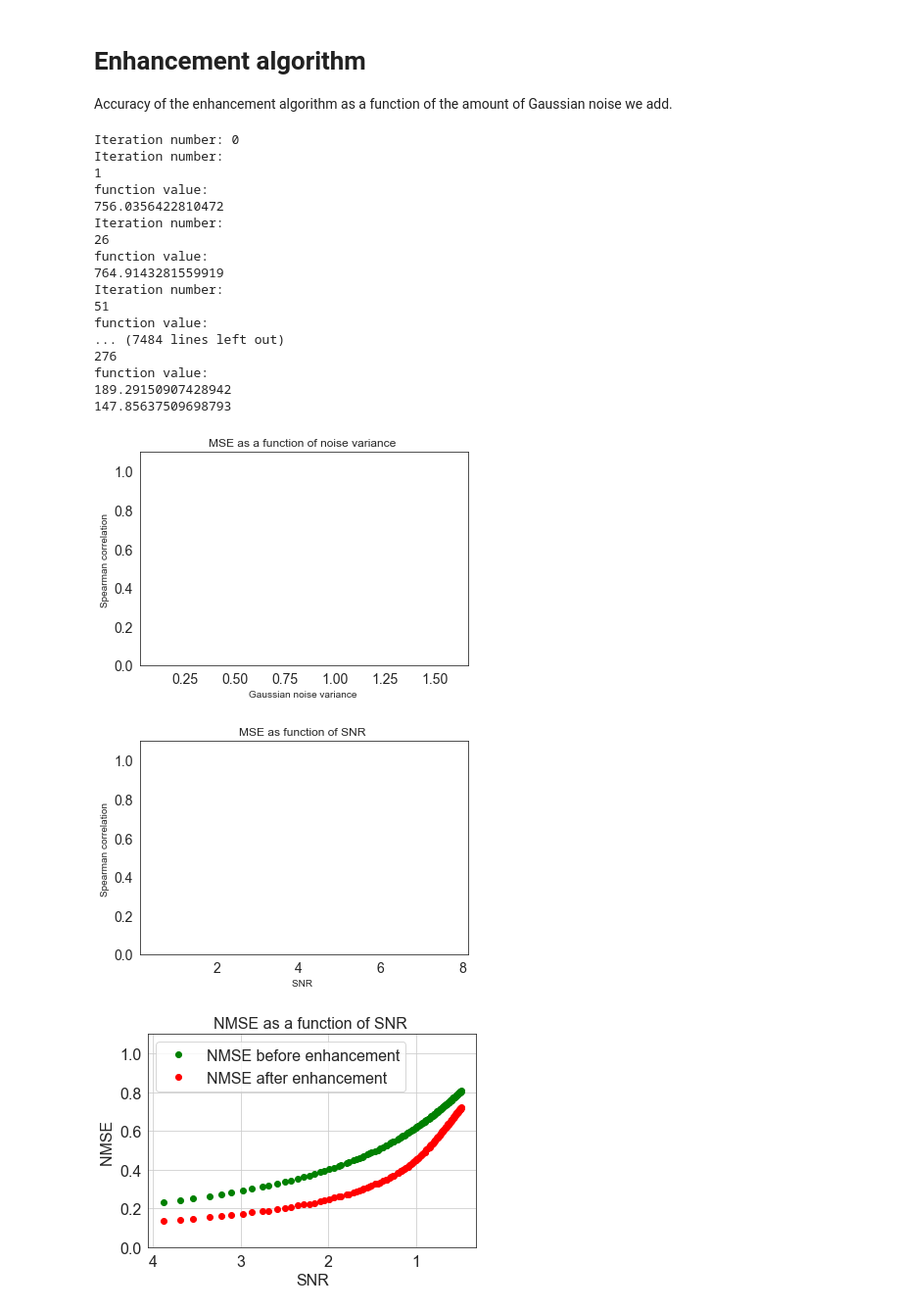
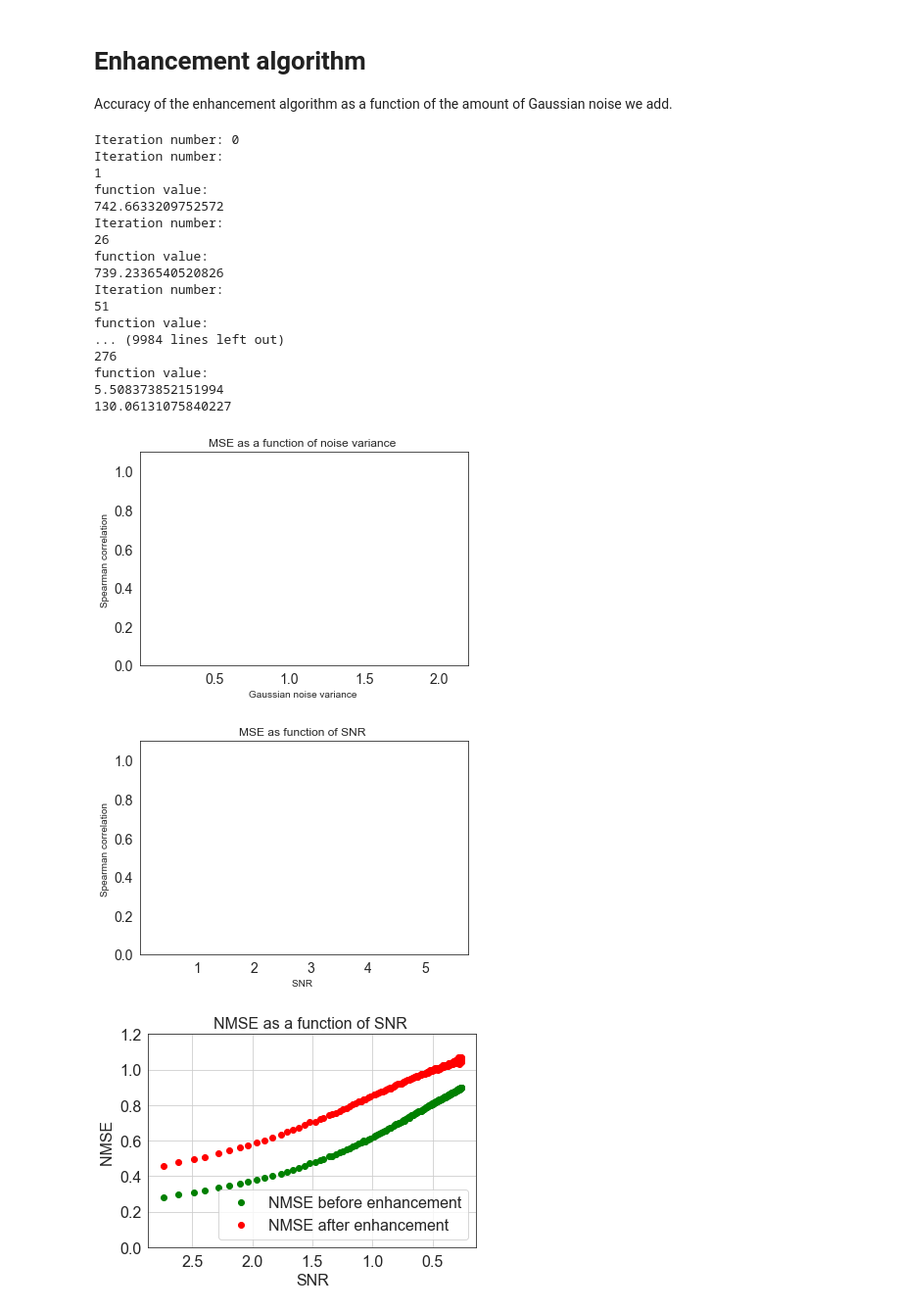
Before and after one commit to nitzanlab/scPrisma_notebooks, a Jupyter notebook: Notebooks/simulated data/simulated_scPrisma.ipynb, the cells around one changed output. Shown at 98% size. Drawn from its saved outputs; the diff is of its cells as text; code cells hidden in the pictures.

```diff
--- a/Notebooks/simulated data/simulated_scPrisma.ipynb
+++ b/Notebooks/simulated data/simulated_scPrisma.ipynb
@@ -61,8 +61,8 @@ t_norm = np.linalg.norm(T)
 for i in range(300):
         print("Iteration number: " + str(i))
         noise = np.random.normal(0,0.3 + i*0.02,(T.shape))
-        noise = np.clip(noise,0,np.inf)
         K = T + noise
+        K = np.clip(K,0,np.inf)
         E_sga  , E_rec_sga = reconstruction_cyclic(K,iterNum=100 , verbose=False)
         res = spearm(E_rec_sga,np.array(range(K.shape[0])))
         corr_list.append(res)
@@ -145,8 +145,8 @@ t_norm = np.linalg.norm(T)
 for i in range(400):
         print("Iteration number: " + str(i))
         noise = np.random.normal(0,0.3 + i*0.02,(T.shape))
-        noise = np.clip(noise,0,np.inf)
         K = T + noise
+        K = np.clip(K,0,np.inf)
         D = filter_cyclic_genes(K, regu =0 , iterNum=20)
         res = np.diagonal(D)
         print(" AUC-ROC: " + str(calculate_roc_auc(res,y_true)) )
@@ -232,8 +232,8 @@ t_norm = np.linalg.norm(T)
 for i in range(300):
         print("Iteration number: " + str(i))
         noise = np.random.normal(0,0.3 + i*0.02,(T.shape))
-        noise = np.clip(noise,0,np.inf)
         K = T + noise
+        K = np.clip(K,0,np.inf)
         D = filter_linear_genes(K, regu =0 , iterNum=20 , method='numeric')
         res = np.diagonal(D)
         print(" AUC-ROC: " + str(calculate_roc_auc(res,y_true)) )
@@ -379,16 +379,14 @@ prior_mse_list = []
 snr_list = []
 T = simulate_spatial_cyclic(ngenes=500,ncells=100,w=0.3)
 t_norm = np.linalg.norm(T)
-for i in range(150):
+for i in range(200):
         print("Iteration number: " + str(i))
         noise = np.random.normal(0,  0.1 + i*0.01,(T.shape))
-        noise = np.clip(noise,a_max=np.inf,a_min=0)
         K = T + noise
+        K = np.clip(K,a_max=np.inf,a_min=0)
         prior_mse = np.linalg.norm(K-T)
         prior_nmse = np.linalg.norm(K-T)/max(np.linalg.norm(K),np.linalg.norm(T))
-        #E_sga  , E_rec_sga = sga_m_reorder_rows_matrix(K,iterNum=100,batch_size=90)
-        #res = spearm(E_rec_sga,np.array(range(K.shape[0])))
-        F = enhancement_cyclic(K,iterNum=300 ,regu=0.05)
+        F = enhancement_cyclic(K,iterNum=300 ,regu=0.1)
         K = K * F
         mse = np.linalg.norm(K-T)
         nmse = mse/max(np.linalg.norm(K),np.linalg.norm(T))
@@ -420,39 +418,39 @@ Iteration number: 0
 Iteration number:
 1
 function value:
-756.0356422810472
+742.6633209752572
 Iteration number:
 26
 function value:
-764.9143281559919
+739.2336540520826
 Iteration number:
 51
 function value:
-... (7484 lines left out)
+... (9984 lines left out)
 276
 function value:
-189.29150907428942
-147.85637509698793
+5.508373852151994
+130.06131075840227
-[figure, old version]
+[figure, new version]
-[figure, old version]
+[figure, new version]
 # %%
 
 
 fig, ax = plt.subplots()
 
 ax.plot((np.array(snr_list[10:])),(np.array(prior_nmse_list[10:])), 'bo',color='g' ,label='NMSE before enhancement')
 #ax.plot( (np.array(snr_list[10:])),savgol_filter(np.array((np.array(nmse_list[10:]))),17,3), 'k', linewidth=5.0)
 ax.plot((np.array(snr_list[10:])),(np.array(nmse_list[10:])), 'bo',color='r' , label='NMSE after enhancement')
 
 ax.set_xlabel("SNR",  fontsize=16)
 ax.set_ylabel("NMSE ",  fontsize=16)
 ax.set_title("NMSE as a function of SNR ",  fontsize=16)
 plt.tick_params(labelsize=16)
 ax.grid(True)
 ax.invert_xaxis()
 plt.legend(fontsize=16)
-plt.ylim(0, 1.1)
+plt.ylim(0, 1.2)
 plt.show()
 # %% [output]
-[figure, old version]
+[figure, new version]
 # %%
```
Also changed, not shown: parts of 18 cells of this notebook.
